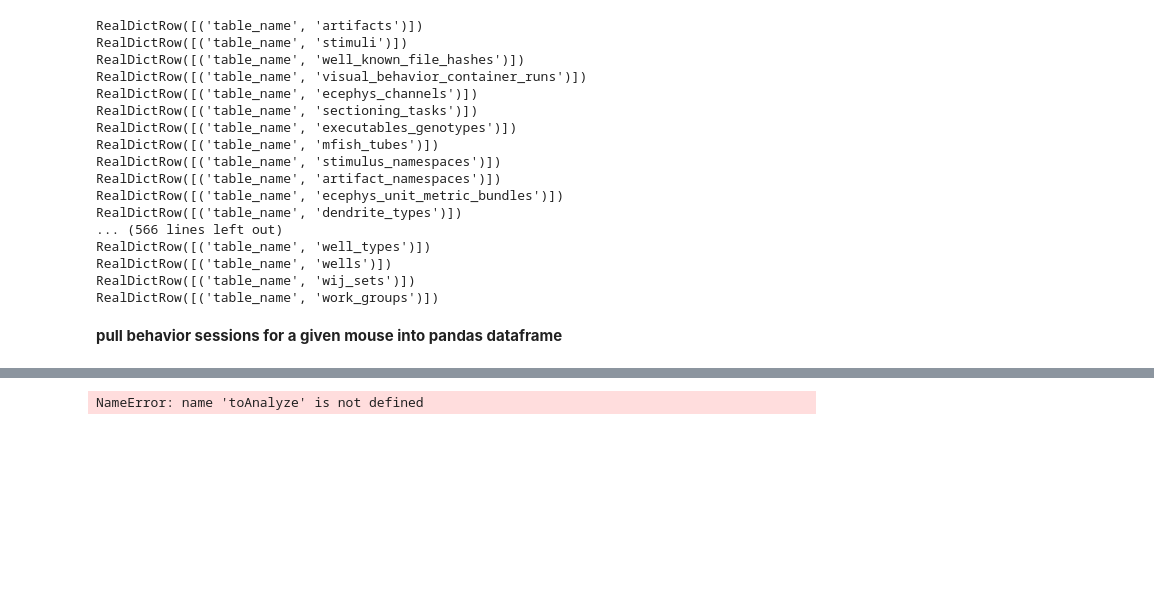
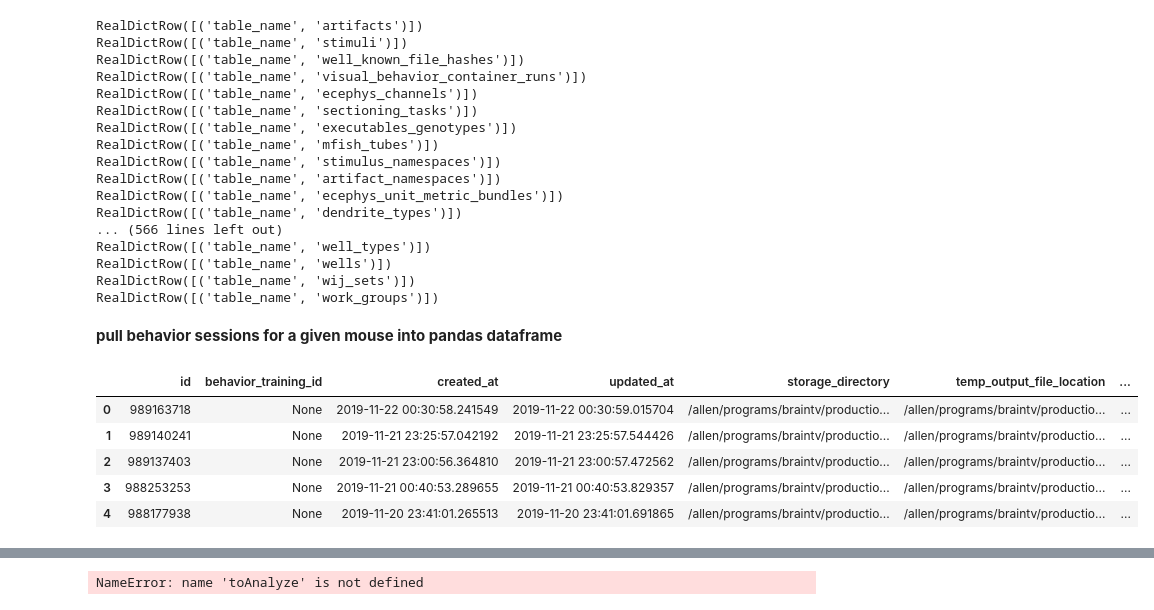
Before and after one commit to taminar/mouseBehaviorData, a Jupyter notebook: mouseBehaviorData.ipynb, the cells around one changed output, grey strips where cells are left out. Drawn from its saved outputs; the diff is of its cells as text; code cells hidden in the pictures; blank space fills up the shorter version.

```diff
--- a/mouseBehaviorData.ipynb
+++ b/mouseBehaviorData.ipynb
@@ -120,6 +120,15 @@ beh_sessions['rig'] = beh_sessions.apply(lambda row:
 #add pkl file paths
 beh_sessions['pklfile'] = beh_sessions.apply(lambda row:
         getPicklePath(row['storage_directory']), axis=1)
+# %%
+beh_sessions.head()
+# %% [output]
+|  | id | behavior_training_id | created_at | updated_at | storage_directory | temp_output_file_location | ... |
+| 0 | 989163718 | None | 2019-11-22 00:30:58.241549 | 2019-11-22 00:30:59.015704 | /allen/programs/braintv/productio... | /allen/programs/braintv/productio... | ... |
+| 1 | 989140241 | None | 2019-11-21 23:25:57.042192 | 2019-11-21 23:25:57.544426 | /allen/programs/braintv/productio... | /allen/programs/braintv/productio... | ... |
+| 2 | 989137403 | None | 2019-11-21 23:00:56.364810 | 2019-11-21 23:00:57.472562 | /allen/programs/braintv/productio... | /allen/programs/braintv/productio... | ... |
+| 3 | 988253253 | None | 2019-11-21 00:40:53.289655 | 2019-11-21 00:40:53.829357 | /allen/programs/braintv/productio... | /allen/programs/braintv/productio... | ... |
+| 4 | 988177938 | None | 2019-11-20 23:41:01.265513 | 2019-11-20 23:41:01.691865 | /allen/programs/braintv/productio... | /allen/programs/braintv/productio... | ... |
 # %%
 #pick out dates to analyze: it takes a bit of time to pull this data from the network, so limiting your
 #dates is helpful when possible
```
Also changed, not shown: parts of 6 cells of this notebook.
